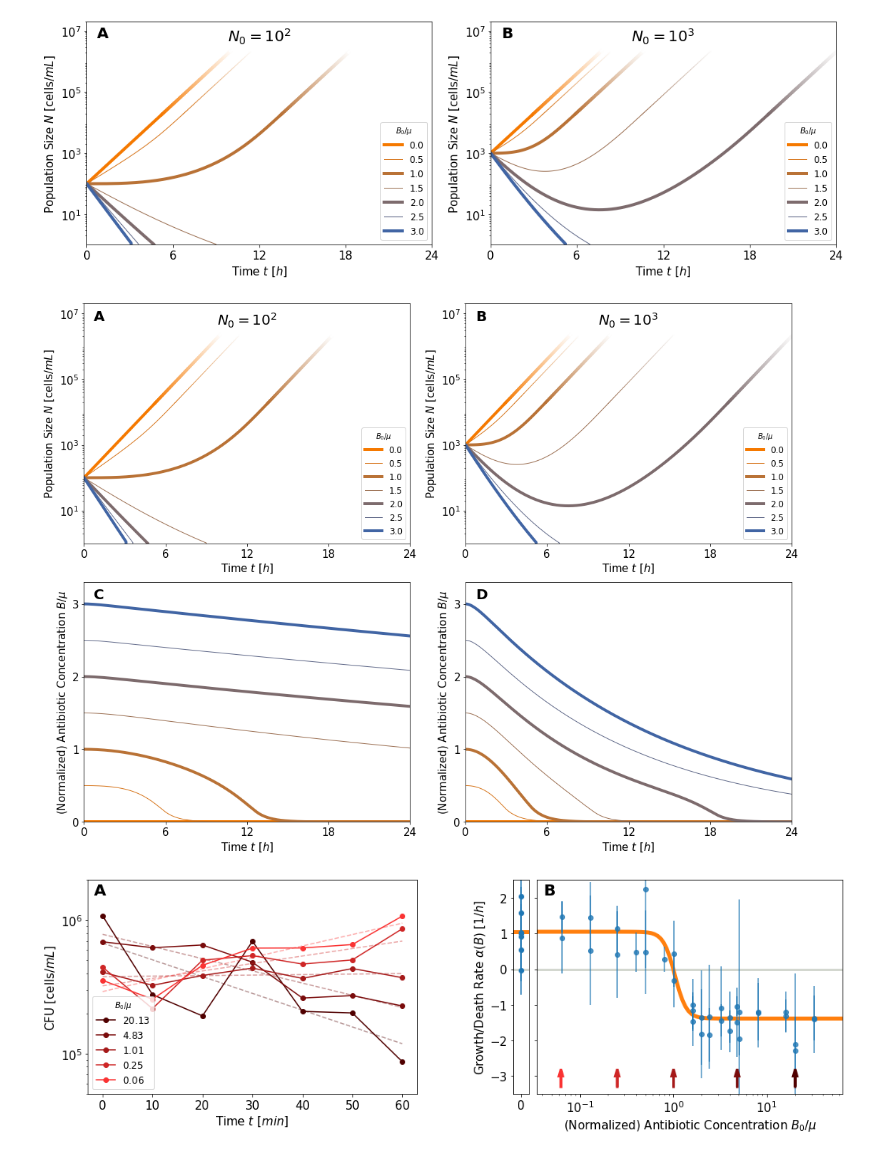
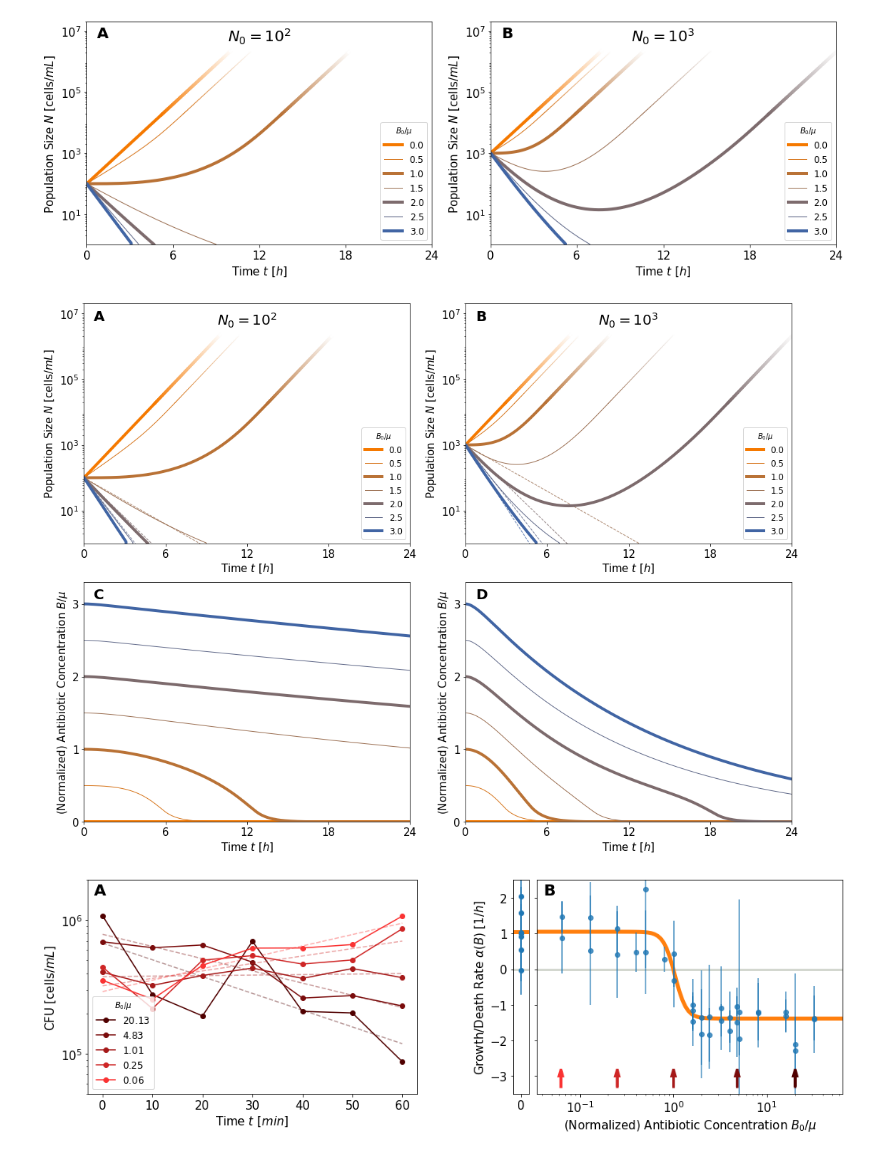
Before and after one commit to Michael000777/antibiotics, a Jupyter notebook: Plots/Plots for Manuscript.ipynb, the cells around one changed output. Saved outputs shown, nothing was run; the diff lists cells and outputs as text; code cells hidden in the pictures.

```diff
--- a/Plots/Plots for Manuscript.ipynb
+++ b/Plots/Plots for Manuscript.ipynb
@@ -545,39 +545,43 @@ abclist = [b0 for b0 in trajectories[1].keys() if int(float(b0)*10) % 5 == 0]
 
 for b0 in abclist:
     color = patch_color(float(b0)/3, color2 = [245,121,0], hexoutput=False)
+    colorh = patch_color(float(b0)/3, color2 = [245,121,0], hexoutput=True)
     plot_params = {'lw':1}
     lgnd_label = '{:.1f}'.format(float(b0))
     if int(float(b0)*10)%10==0:
         plot_params.update({'lw':4})
     for nexp in range(2,4):
         PlotFadingTrajectory(ax[nexp-2], trajectories[nexp][b0]['time'].values, trajectories[nexp][b0]['N'].values, color1 = color, threshold2 = 2e6, label = lgnd_label, plot_params = plot_params)
         PlotFadingTrajectory(ax[nexp], trajectories[nexp][b0]['time'].values, trajectories[nexp][b0]['B'].values, color1 = color, threshold2 = 2e6, label = lgnd_label, plot_params = plot_params)
+        if float(b0) > 1:
+            ax[0].plot(np.linspace(0,24,50), 100  * np.exp(-np.linspace(0,24,50) * 4/3. * np.log(float(b0))), c = colorh, ls = '--', alpha = .5, lw = 1, zorder = -1)
+            ax[1].plot(np.linspace(0,24,50), 1000 * np.exp(-np.linspace(0,24,50) * 4/3. * np.log(float(b0))), c = colorh, ls = '--', alpha = .5, lw = 1, zorder = -1)
 
 adjust_ax_fig2_N(ax[0])
 adjust_ax_fig2_N(ax[1])
 adjust_ax_fig2_B(ax[2])
 adjust_ax_fig2_B(ax[3])
 
 ax[0].annotate('A',[.03,.93],weight='bold',fontsize = panelID_fontsize, xycoords = 'axes fraction')
 ax[1].annotate('B',[.03,.93],weight='bold',fontsize = panelID_fontsize, xycoords = 'axes fraction')
 ax[2].annotate('C',[.03,.93],weight='bold',fontsize = panelID_fontsize, xycoords = 'axes fraction')
 ax[3].annotate('D',[.03,.93],weight='bold',fontsize = panelID_fontsize, xycoords = 'axes fraction')
 #ax[2].annotate('C',[.03,.93],weight='bold',fontsize = panelID_fontsize, xycoords = 'axes fraction')
 
 ax[0].annotate(r'$N_0=10^2$',[.5,.91],fontsize = panelID_fontsize, xycoords = 'axes fraction',ha='center')
 ax[1].annotate(r'$N_0=10^3$',[.5,.91],fontsize = panelID_fontsize, xycoords = 'axes fraction',ha='center')
 
 
 ax[0].legend(title=r'$B_0/\mu$', fontsize = legend_fontsize, loc = 'lower right')
 ax[1].legend(title=r'$B_0/\mu$', fontsize = legend_fontsize, loc = 'lower right')
 #ax[2].legend(title=r'$B_0/\mu_0$', fontsize = legend_fontsize, loc = 'lower right')
 
 
 fig.tight_layout()
 fig.savefig('figS5_trajectories_combined.pdf')
 fig.savefig('figS5_trajectories_combined.png')
 # %% [output]
-[figure, old version]
+[figure, new version]
 # %%
 # classic growth measurements
 
```
Also changed, not shown: parts of 2 cells of this notebook.
